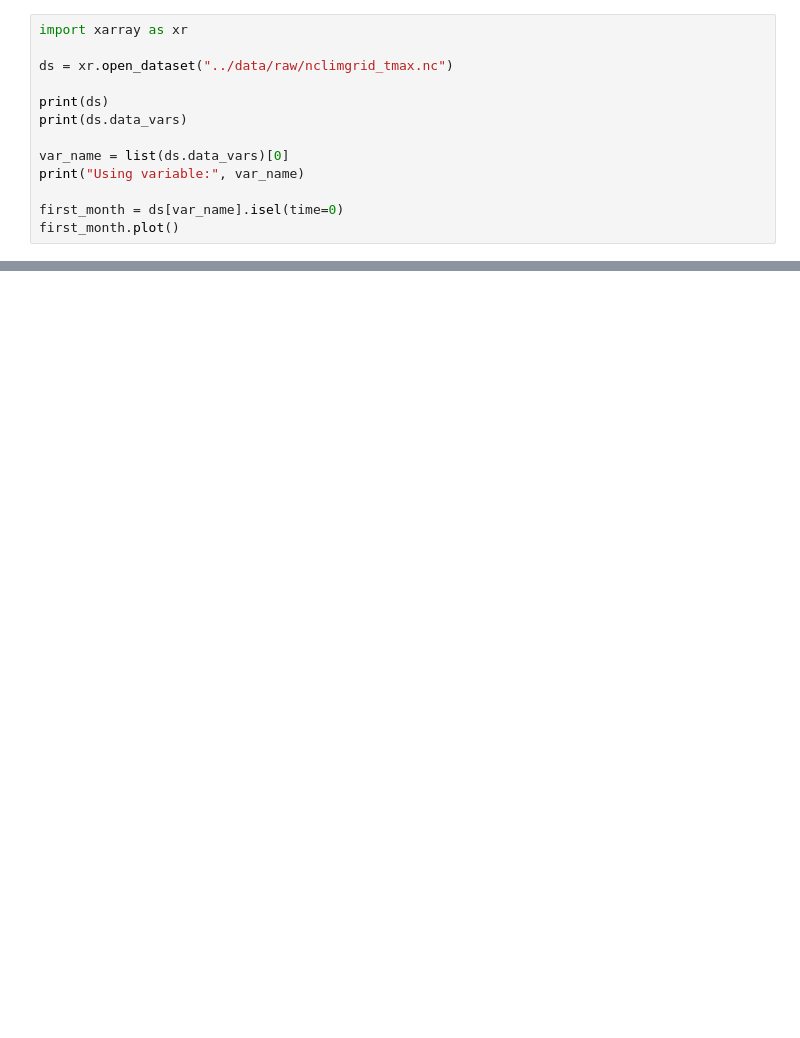
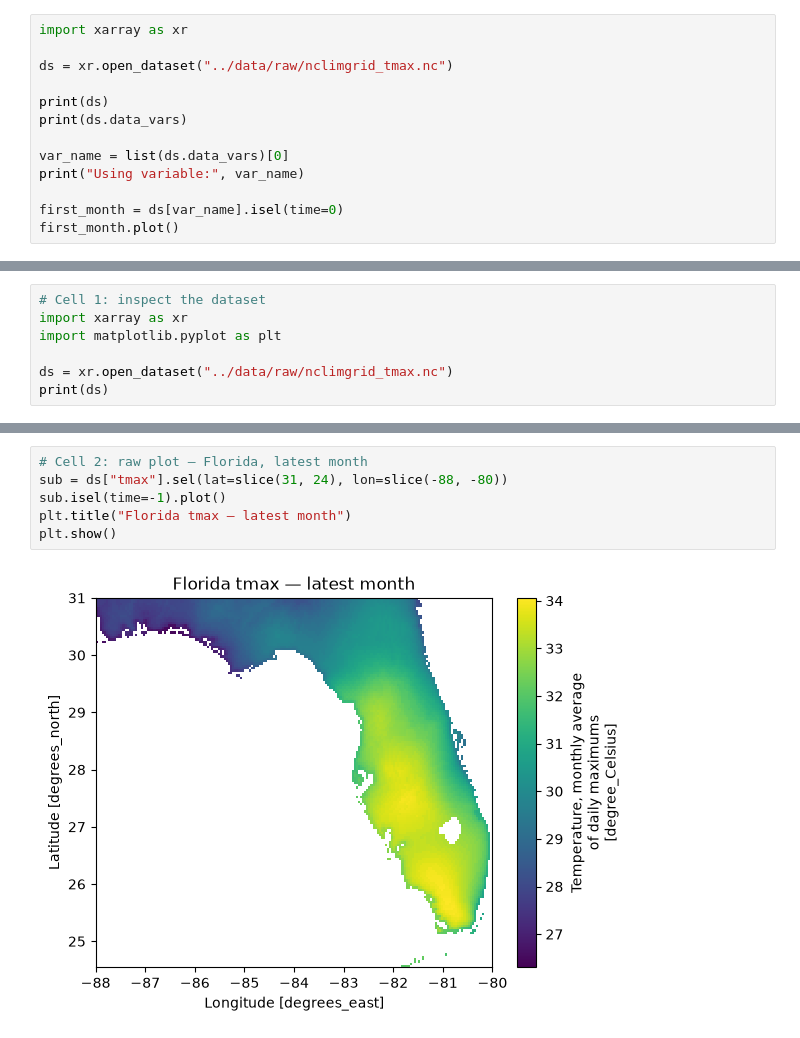
Before and after one commit to tranjackson/storm-events-rag, a Jupyter notebook: notebooks/w1d4_raster.ipynb, the cells around one changed output, grey strips where cells are left out. Cells and saved outputs as stored; diff of their text form; blank space fills up the shorter version.

```diff
--- a/notebooks/w1d4_raster.ipynb
+++ b/notebooks/w1d4_raster.ipynb
@@ -64,0 +45,7 @@ Attributes:
+# %%
+# Cell 1: inspect the dataset
+import xarray as xr
+import matplotlib.pyplot as plt
+
+ds = xr.open_dataset("../data/raw/nclimgrid_tmax.nc")
+print(ds)
@@ -64,0 +70,8 @@ Attributes:
+# %%
+# Cell 2: raw plot — Florida, latest month
+sub = ds["tmax"].sel(lat=slice(31, 24), lon=slice(-88, -80))
+sub.isel(time=-1).plot()
+plt.title("Florida tmax — latest month")
+plt.show()
+# %% [output]
+[figure, added]
```
Also changed, not shown: parts of 3 cells of this notebook, 8 other files.
